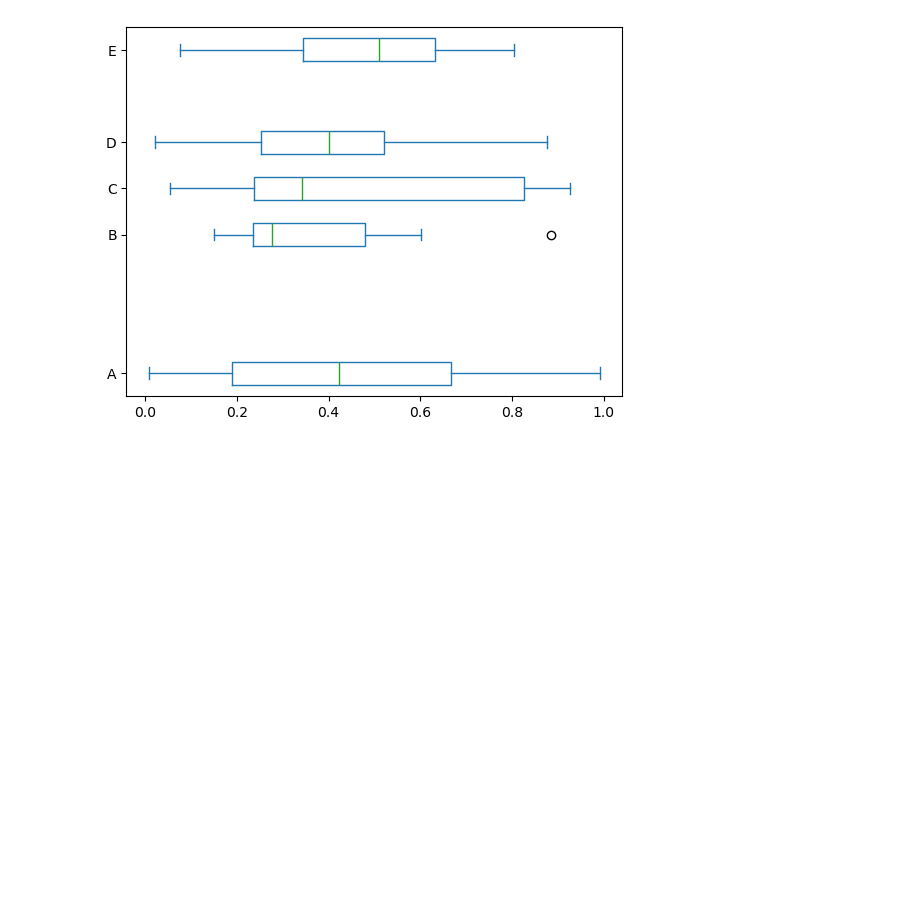
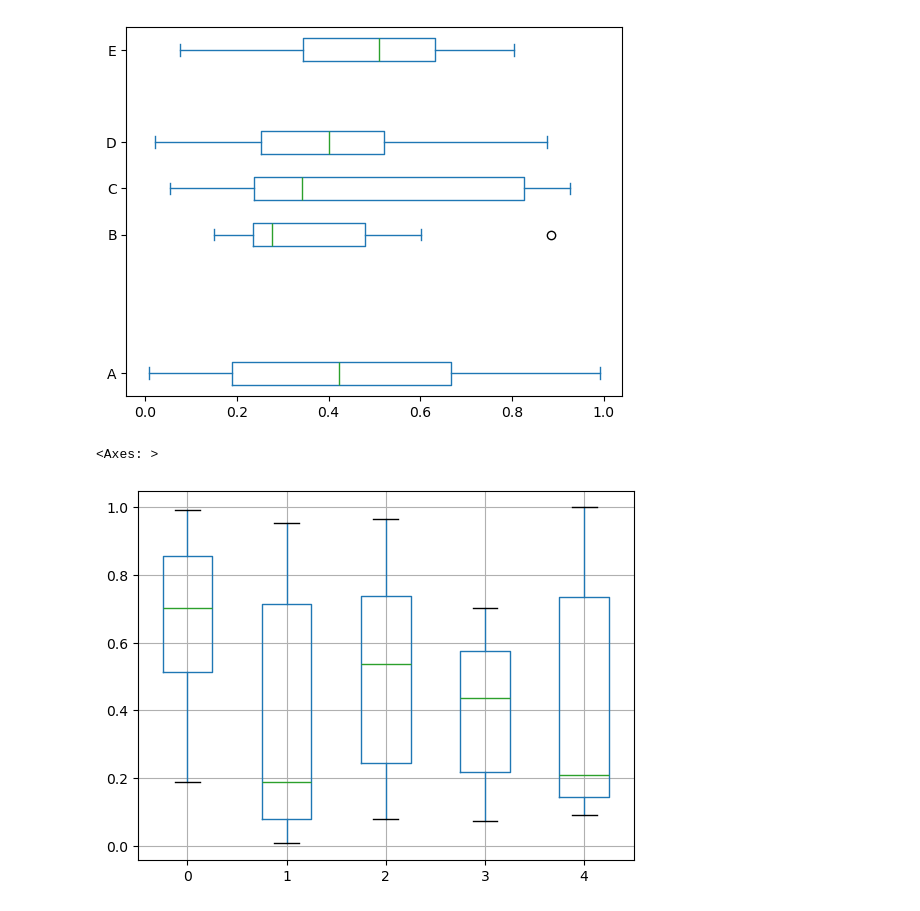
Before and after one commit to mehradi-github/ref-jupyter-2510, a Jupyter notebook: plot-DataFrame.ipynb, the cells around one changed output. Drawn from its saved outputs; the diff is of its cells as text; code cells hidden in the pictures; blank space fills up the shorter version.

Commit message:
Adding boxplot

```diff
--- a/plot-DataFrame.ipynb
+++ b/plot-DataFrame.ipynb
@@ -93,0 +96,6 @@ df.plot.box(vert=False, positions=[1,4,5,6,8])
+# %%
+df=pd.DataFrame(np.random.rand(10,5))
+df.boxplot()
+# %% [output]
+<Axes: >
+[figure, added]
```
Also changed, not shown: parts of 1 cell of this notebook.
